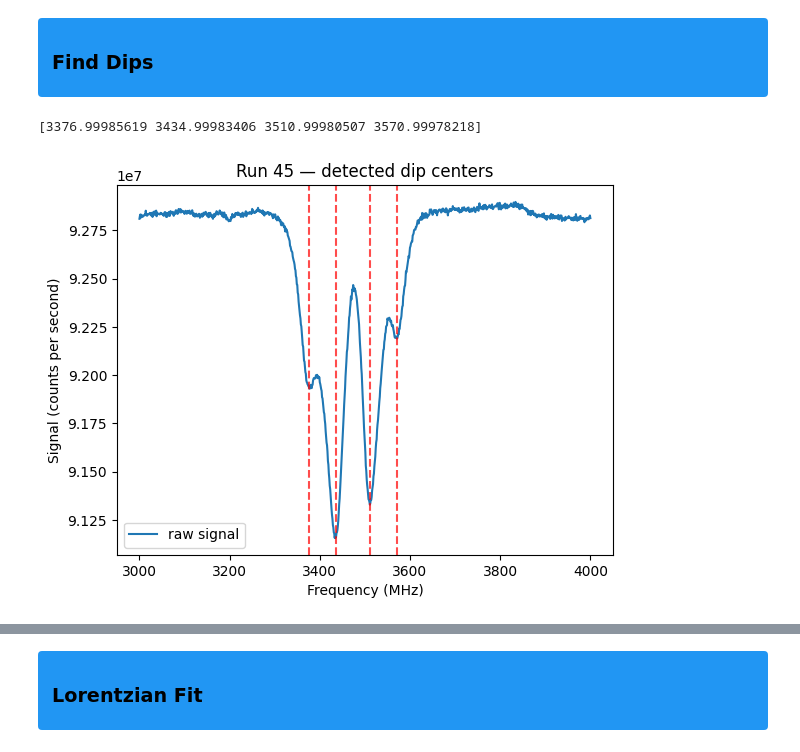
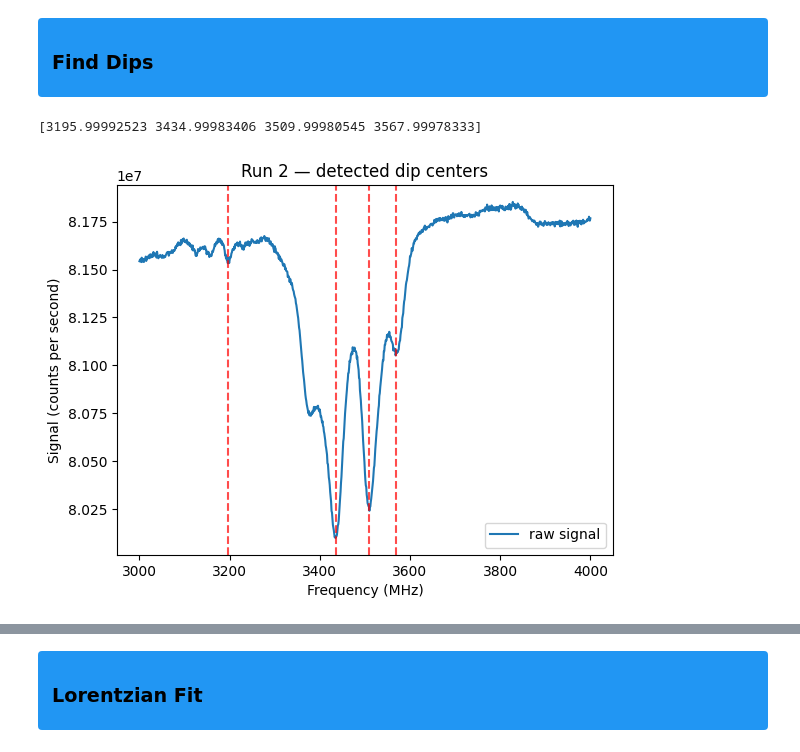
Before and after one commit to jeree-m/qick-dawg, a Jupyter notebook: jupyter_notebooks/odmr_analysis.ipynb, the cells around one changed output, grey strips where cells are left out. Drawn from its saved outputs; the diff is of its cells as text; code cells hidden in the pictures.

```diff
--- a/jupyter_notebooks/odmr_analysis.ipynb
+++ b/jupyter_notebooks/odmr_analysis.ipynb
@@ -77,7 +77,7 @@ def plot_raw_runs(runs, run_numbers, ax=None):
 <h2 style="color:black; margin:0;">Load Data</h2>
 </div>
 # %%
-parent_dir = "/Volumes/hlab-nas/Data/DefectMsmts/Data/Albania/ODMR_Pub_Data"
+parent_dir = "/Volumes/hlab-nas/Data/DefectMsmts/Data/Montana/ODMR_Pub_Data"
 runs = load_all_runs(parent_dir)
 
 print(list(runs.keys()))
@@ -101,7 +101,7 @@ dict_keys(['laser_power', 'mw_gain', 'reps', 'ND Filter OD', 'relax_delay_treg',
 <h3 style="color:black; margin:0;"> Plot Raw Data</h3>
 </div>
 # %%
-runs_1 = [18,22,24,45]
-plot_raw_runs(runs, [45])
+runs_1 = [2]
+plot_raw_runs(runs, [2])
 plt.show()
 # %% [output]
@@ -111,7 +111,7 @@ plt.show()
 <h3 style="color:black; margin:0;"> Normalized Plots</h3>
 </div>
 # %%
-runs_1 = [18,22,24,45]
+runs_1 = [2]
 plot_normalized_runs(runs, runs_1)
 plt.show()
 # %% [output]
@@ -347,21 +347,21 @@ def plot_contrast_vs_run(runs, run_numbers, ax=None, freq_ranges=None):
 <h3 style="color:black; margin:0;"> Find Dips</h3>
 </div>
 # %%
-run_num = 45
-centers = find_dip_centers(runs[45], n_peaks=4, freq_range=(3000, 4000))
+run_num = 2
+centers = find_dip_centers(runs[run_num], n_peaks=4, freq_range=(3000, 4000))
 print(centers)
 
 fig, ax = plt.subplots()
 ax.plot(runs[run_num]["frequencies"], runs[run_num]["signal"], label="raw signal")
 
 for c in centers:
     ax.axvline(c, color="red", linestyle="--", alpha=0.7)
 
 ax.set_xlabel("Frequency (MHz)")
 ax.set_ylabel("Signal (counts per second)")
 ax.set_title(f"Run {run_num} — detected dip centers")
 ax.legend()
 plt.show()
 # %% [output]
-[3376.99985619 3434.99983406 3510.99980507 3570.99978218]
+[3195.99992523 3434.99983406 3509.99980545 3567.99978333]
-[figure, old version]
+[figure, new version]
```
Also changed, not shown: parts of 11 cells of this notebook.
